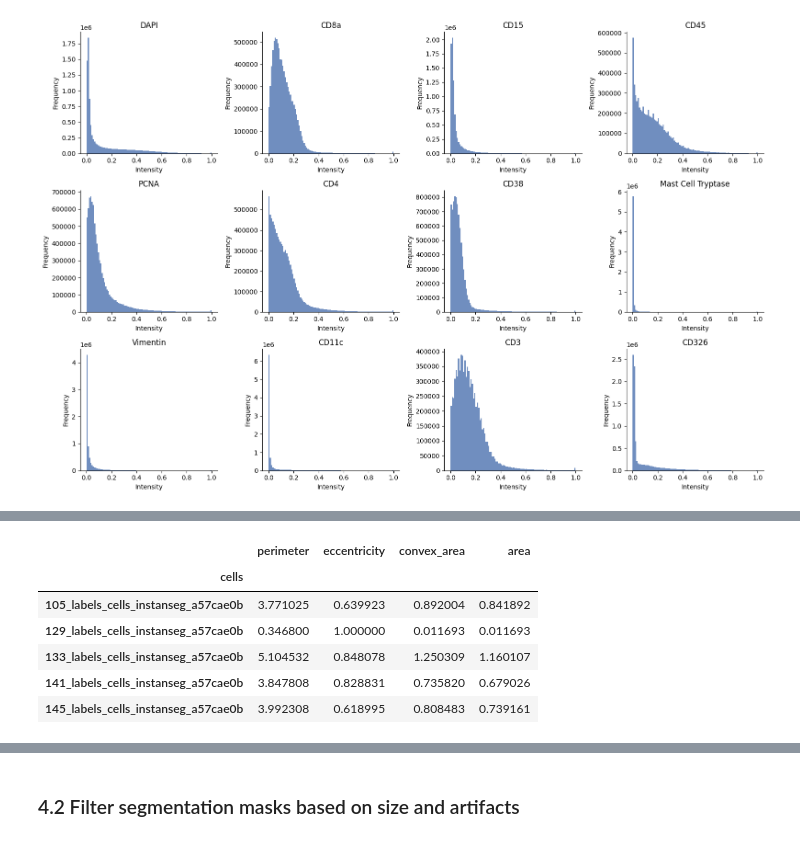
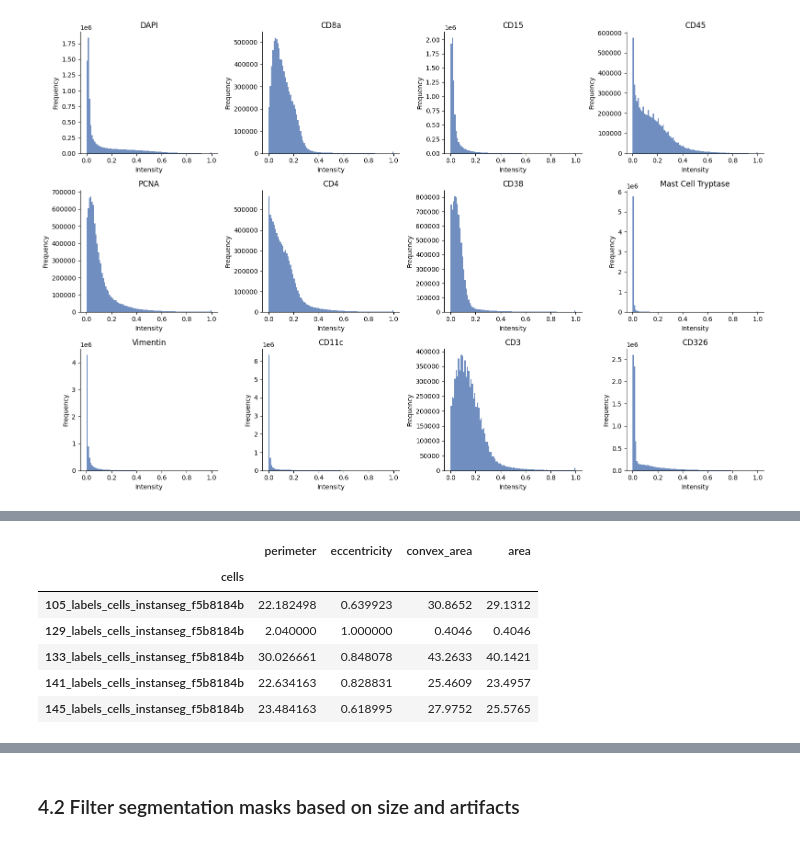
Before and after one commit to vibspatial/targeted_transcriptomics_training, a Jupyter notebook: 6.proteomics_macsima.ipynb, the cells around one changed output, grey strips where cells are left out. Drawn from its saved outputs; the diff is of its cells as text; code cells hidden in the pictures.

```diff
--- a/6.proteomics_macsima.ipynb
+++ b/6.proteomics_macsima.ipynb
@@ -26,0 +5,21 @@ with coordinate systems:
+# %%
+import harpy as hp
+
+import tempfile
+from pathlib import Path
+
+from spatialdata import read_zarr
+
+tmp = tempfile.TemporaryDirectory(prefix="macsima_")
+output_dir = Path(tmp.name)
+
+path = None
+
+sdata = hp.datasets.macsima_colorectal_carcinoma_course(
+    checkpoint="checkpoint_1",
+    path=path,
+)
+
+sdata.write(output_dir / "sdata.zarr", overwrite=True)
+
+sdata = read_zarr(sdata.path)
@@ -954,15 +1005,17 @@ sdata = hp.tb.add_regionprops(
 )
 
 # convert to microns:
-sdata["table_cells"].obs["perimeter"] = (
-    sdata["table_cells"].obs["perimeter"] * microns_per_pixel
+sdata["table_cells_z_scored"].obs["perimeter"] = (
+    sdata["table_cells_z_scored"].obs["perimeter"] * microns_per_pixel
 )
-sdata["table_cells"].obs["convex_area"] = (
-    sdata["table_cells"].obs["convex_area"] * microns_per_pixel**2
+sdata["table_cells_z_scored"].obs["convex_area"] = (
+    sdata["table_cells_z_scored"].obs["convex_area"] * microns_per_pixel**2
 )
 
-sdata["table_cells"].obs["area"] = (
-    sdata["table_cells"].obs["area"] * microns_per_pixel**2
+sdata["table_cells_z_scored"].obs["area"] = (
+    sdata["table_cells_z_scored"].obs["area"] * microns_per_pixel**2
 )
-sdata["table_cells"].obs[["perimeter", "eccentricity", "convex_area", "area"]].head()
+sdata["table_cells_z_scored"].obs[
+    ["perimeter", "eccentricity", "convex_area", "area"]
+].head()
 # %% [output]
@@ -974,10 +1027,10 @@ sdata["table_cells"].obs[["perimeter", "eccentricity", "convex_area", "area"]].h
 |  | perimeter | eccentricity | convex_area | area |
 | cells |  |  |  |  |
-| 105_labels_cells_instanseg_a57cae0b | 3.771025 | 0.639923 | 0.892004 | 0.841892 |
-| 129_labels_cells_instanseg_a57cae0b | 0.346800 | 1.000000 | 0.011693 | 0.011693 |
-| 133_labels_cells_instanseg_a57cae0b | 5.104532 | 0.848078 | 1.250309 | 1.160107 |
-| 141_labels_cells_instanseg_a57cae0b | 3.847808 | 0.828831 | 0.735820 | 0.679026 |
-| 145_labels_cells_instanseg_a57cae0b | 3.992308 | 0.618995 | 0.808483 | 0.739161 |
+| 105_labels_cells_instanseg_f5b8184b | 22.182498 | 0.639923 | 30.8652 | 29.1312 |
+| 129_labels_cells_instanseg_f5b8184b | 2.040000 | 1.000000 | 0.4046 | 0.4046 |
+| 133_labels_cells_instanseg_f5b8184b | 30.026661 | 0.848078 | 43.2633 | 40.1421 |
+| 141_labels_cells_instanseg_f5b8184b | 22.634163 | 0.828831 | 25.4609 | 23.4957 |
+| 145_labels_cells_instanseg_f5b8184b | 23.484163 | 0.618995 | 27.9752 | 25.5765 |
 # %%
 df = hp.qc.segmentation_coverage(
     sdata,
```
Also changed, not shown: parts of 25 cells of this notebook.
